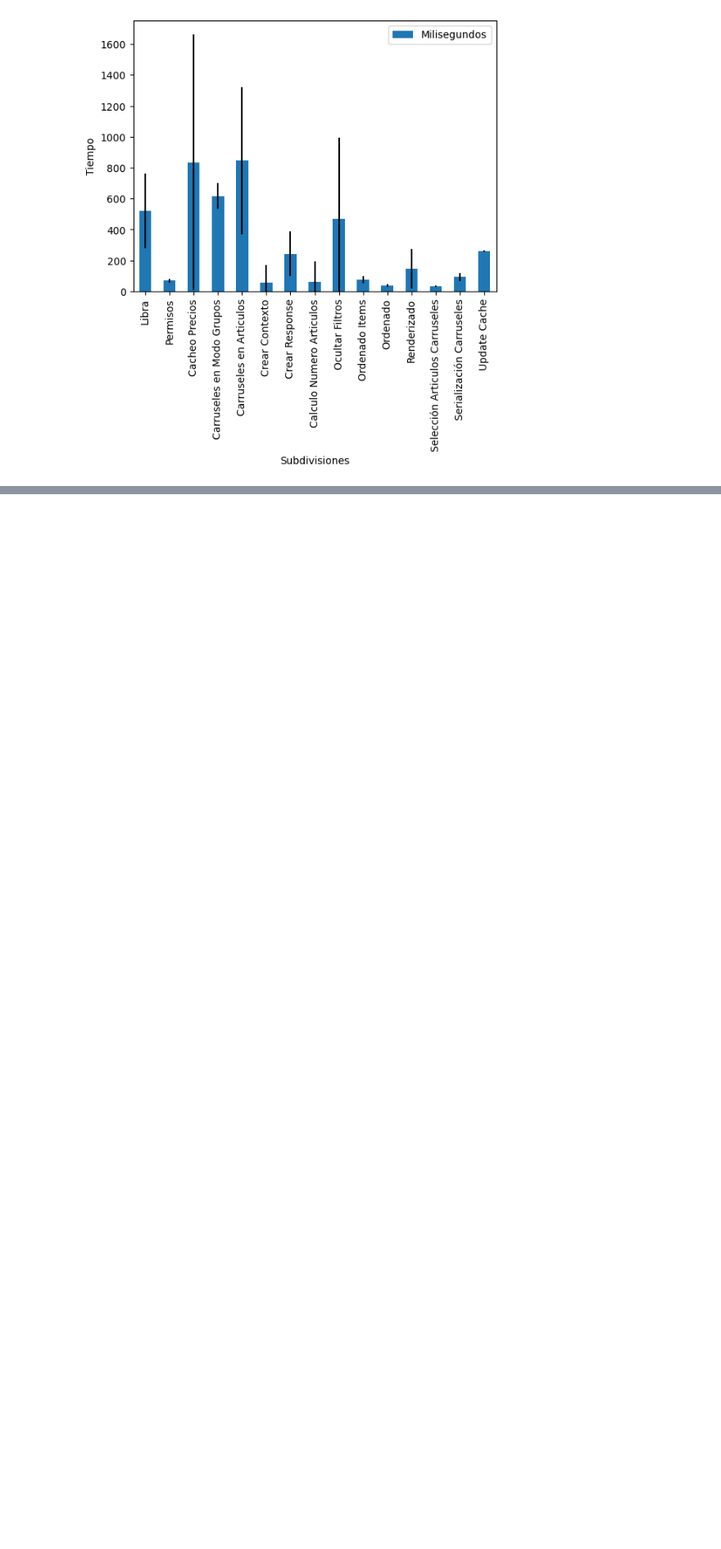
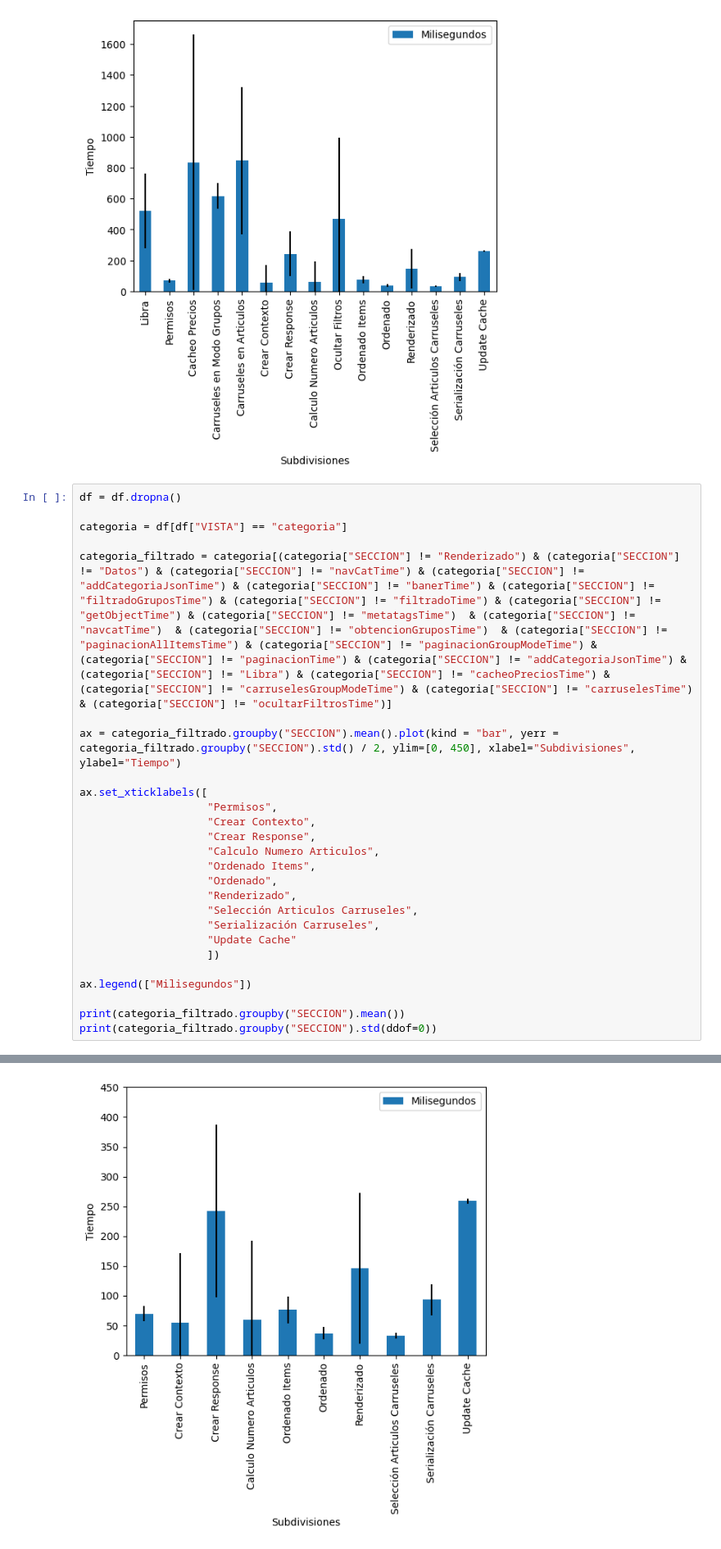
Before and after one commit to JavierBrenlla/pandas, a Jupyter notebook: rendimientosegundaversion.ipynb, the cells around one changed output, grey strips where cells are left out. Shown: that part at 82% size. Drawn from its saved outputs; the diff is of its cells as text; blank space fills up the shorter version.

Commit message:
creando mas graficas o corrigiendo el problema con las categorias

```diff
--- a/rendimientosegundaversion.ipynb
+++ b/rendimientosegundaversion.ipynb
@@ -102,3 +104,30 @@ seleccionArticulosCarruselesTime     9.625242
 serializacionCarruselesTime         52.441331
 updateCacheTime                      8.517910
 [figure]
+# %%
+df = df.dropna()
+
+categoria = df[df["VISTA"] == "categoria"]
+
+categoria_filtrado = categoria[(categoria["SECCION"] != "Renderizado") & (categoria["SECCION"] != "Datos") & (categoria["SECCION"] != "navCatTime") & (categoria["SECCION"] != "addCategoriaJsonTime") & (categoria["SECCION"] != "banerTime") & (categoria["SECCION"] != "filtradoGruposTime") & (categoria["SECCION"] != "filtradoTime") & (categoria["SECCION"] != "getObjectTime") & (categoria["SECCION"] != "metatagsTime")  & (categoria["SECCION"] != "navcatTime")  & (categoria["SECCION"] != "obtencionGruposTime")  & (categoria["SECCION"] != "paginacionAllItemsTime") & (categoria["SECCION"] != "paginacionGroupModeTime") & (categoria["SECCION"] != "paginacionTime") & (categoria["SECCION"] != "addCategoriaJsonTime") & (categoria["SECCION"] != "Libra") & (categoria["SECCION"] != "cacheoPreciosTime") & (categoria["SECCION"] != "carruselesGroupModeTime") & (categoria["SECCION"] != "carruselesTime") & (categoria["SECCION"] != "ocultarFiltrosTime")]
+
+ax = categoria_filtrado.groupby("SECCION").mean().plot(kind = "bar", yerr = categoria_filtrado.groupby("SECCION").std() / 2, ylim=[0, 450], xlabel="Subdivisiones", ylabel="Tiempo")
+
+ax.set_xticklabels([
+                    "Permisos",
+                    "Crear Contexto",
+                    "Crear Response",
+                    "Calculo Numero Articulos",
+                    "Ordenado Items",
+                    "Ordenado",
+                    "Renderizado",
+                    "Selección Articulos Carruseles",
+                    "Serialización Carruseles",
+                    "Update Cache"
+                    ])
+
+ax.legend(["Milisegundos"])
+
+print(categoria_filtrado.groupby("SECCION").mean())
+print(categoria_filtrado.groupby("SECCION").std(ddof=0))
+# %% [output]
@@ -105,3 +151,4 @@ updateCacheTime                      8.517910
+[figure, added]
 # %% [markdown]
 ### Tiempo Medio por Secciones en Grupos
 # %%
```
Also changed, not shown: parts of 9 cells of this notebook, 1 other file.
